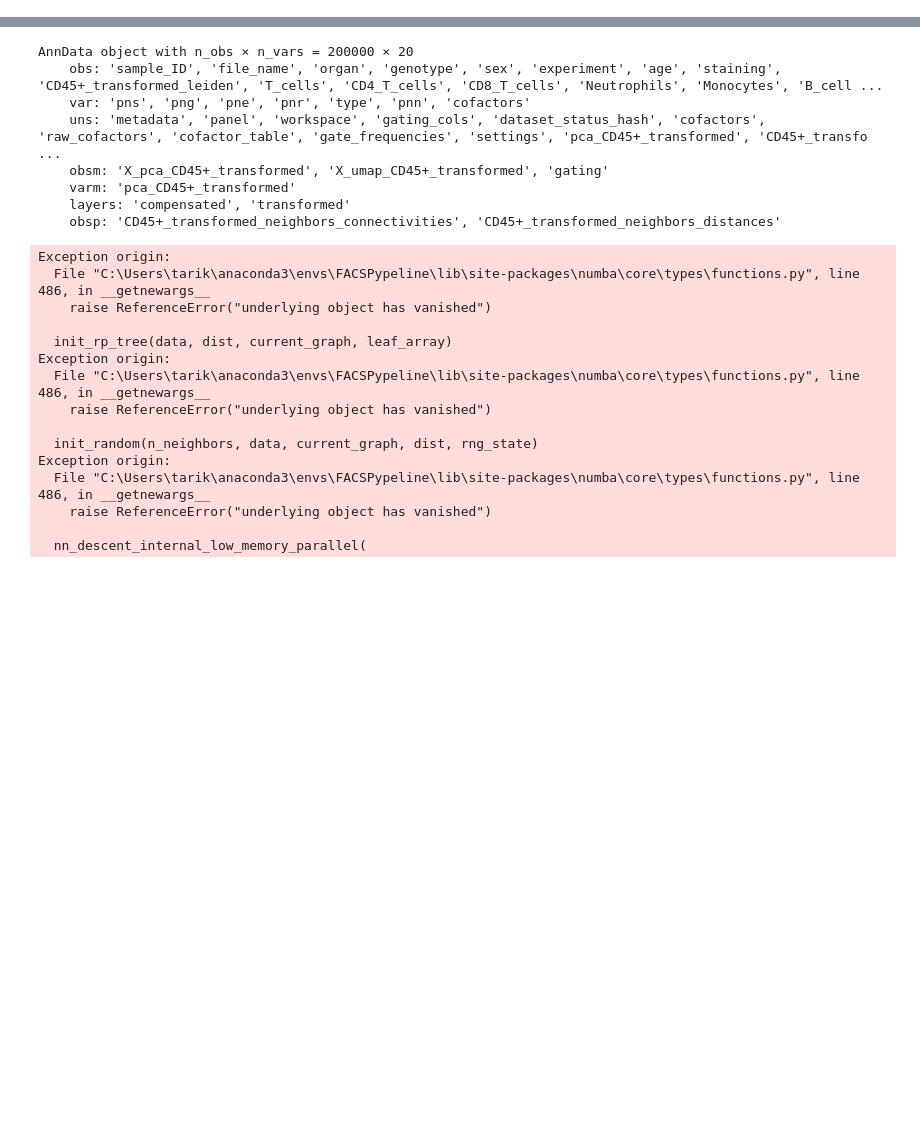
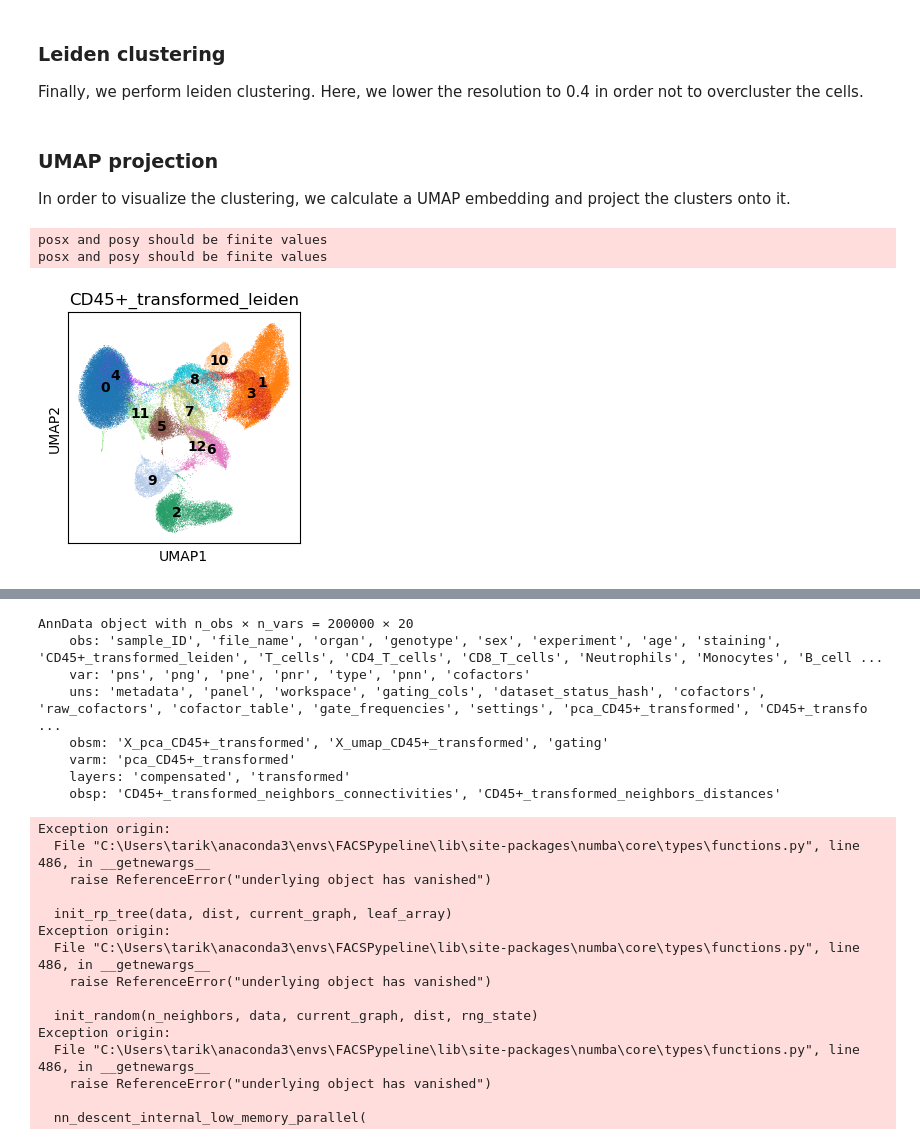
Before and after one commit to rgb-lab/FACSPy, a Jupyter notebook: vignettes/mouse_lineages/05_dataset_analysis_single_cell.ipynb, the cells around one changed output, grey strips where cells are left out. Saved outputs shown, nothing was run; the diff lists cells and outputs as text; code cells hidden in the pictures; blank space fills up the shorter version.

```diff
--- a/vignettes/mouse_lineages/05_dataset_analysis_single_cell.ipynb
+++ b/vignettes/mouse_lineages/05_dataset_analysis_single_cell.ipynb
@@ -8,0 +18,13 @@ import FACSPy as fp
+# %%
+input_directory = "../../Tutorials/mouse_lineages"
+metadata = fp.dt.Metadata(os.path.join(input_directory, "metadata.csv"))
+panel = fp.dt.Panel(os.path.join(input_directory, "panel.csv"))
+workspace = fp.dt.FlowJoWorkspace(os.path.join(input_directory, "lineages_full_gated.wsp"))
+cofactors = fp.dt.CofactorTable(os.path.join(input_directory, "cofactors.csv"))
+# %%
+dataset = fp.dt.create_dataset(input_directory = input_directory,
+                               metadata = metadata,
+                               panel = panel,
+                               workspace = workspace)
+fp.dt.transform(dataset, transform = "asinh", cofactor_table = cofactors, key_added = "transformed")
+dataset
@@ -8,0 +57,4 @@ import FACSPy as fp
+# %%
+fp.subset_gate(dataset, "cells")
+dataset = dataset[dataset.obs["staining"] == "stained"].copy()
+fp.sync.synchronize_dataset(dataset)
@@ -8,0 +76,3 @@ import FACSPy as fp
+# %%
+fp.settings.default_gate = "CD45+"
+fp.settings.default_layer = "transformed"
@@ -8,0 +107,4 @@ import FACSPy as fp
+# %% [markdown]
+### Leiden clustering
+
+Finally, we perform leiden clustering. Here, we lower the resolution to 0.4 in order not to overcluster the cells.
@@ -8,0 +113,4 @@ import FACSPy as fp
+# %% [markdown]
+### UMAP projection
+
+In order to visualize the clustering, we calculate a UMAP embedding and project the clusters onto it.
@@ -8,0 +119,8 @@ import FACSPy as fp
+# %%
+fp.pl.umap(dataset,
+           color = "CD45+_transformed_leiden",
+           legend_loc = "on data")
+# %% [output]
+posx and posy should be finite values
+posx and posy should be finite values
+[figure, added]
```
Also changed, not shown: parts of 35 cells of this notebook, 2 other files.
